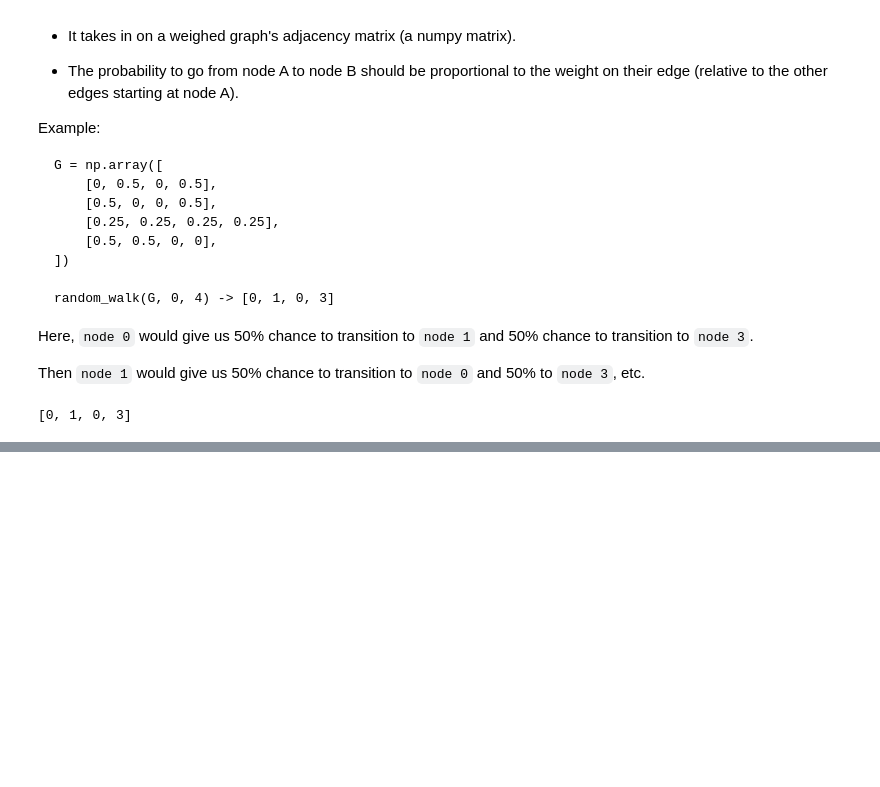
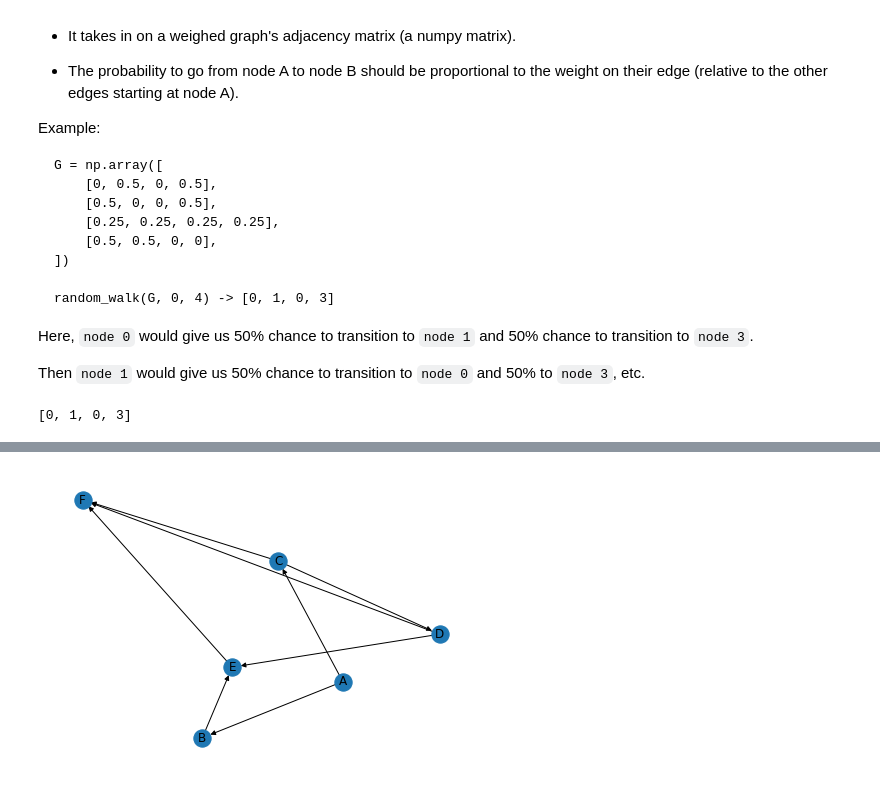
Before and after one commit to cb-ds-1/m1-11-networks, a Jupyter notebook: Workshop Graphs.ipynb, the cells around one changed output, grey strips where cells are left out. Cells and saved outputs as stored; diff of their text form; code cells hidden in the pictures; blank space fills up the shorter version.

Commit message:
find shortest path wip

```diff
--- a/Workshop Graphs.ipynb
+++ b/Workshop Graphs.ipynb
@@ -248,3 +248,87 @@ Here is a GIF of it in action:
 Implement `shortest_path(G, start_node, end_node)` which takes in a networkX graph, a starting node and an end node and outputs a list of nodes which is the shortest path between the start and end.
 
 You can use networkX's shortest path function to test your result, but not to implement it.
+# %%
+class Priority_Queue:
+  def __init__(self):
+    self.values = [];
+
+  def enqueue(self, val, priority):
+    self.values.append({'val': val, 'priority': priority});
+    self.sort();
+
+  def dequeue(self):
+    return self.values.pop();
+
+  def sort(self):
+    self.values.sort(key= lambda val: val['priority']);
+# %%
+import networkx as nx
+from collections import deque
+
+# not real infinity but needs something to represent big numbers and be comparable
+INFINITY = 99999
+
+G = nx.DiGraph()
+
+
+G.add_edge("A","B", weight=4)
+G.add_edge("A","C", weight=2)
+G.add_edge("B","E", weight=3)
+G.add_edge("C","D", weight=2)
+G.add_edge("C","F", weight=4)
+G.add_edge("D","E", weight=3)
+G.add_edge("D","F", weight=1)
+G.add_edge("E","F", weight=1)
+
+def shortest_path(G, start, end):
+    nodes = Priority_Queue()
+    distances = {}
+    path = []
+    previous = {}
+    smallest = 0
+
+    # build initial state
+    for node in G.nodes():
+        if(node == start):
+            distances[node] = 0
+            nodes.enqueue(node, 0)
+        else:
+            distances[node] = INFINITY
+            nodes.enqueue(node, INFINITY)
+        previous[node] = None
+
+    while(len(nodes.values) > 0):
+        smallest = nodes.dequeue()['val']
+        if(smallest == end):
+            print('here')
+            print(previous[smallest])
+            while(previous[smallest] is not None):
+                path.append(smallest)
+                smallest = previous[smallest]
+            break
+
+
+        if(smallest != 0 and distances[smallest] != INFINITY):
+            for neighbor in G.edges(smallest):
+                next_node = neighbor[1]
+                print(next_node)
+
+                candidate = distances[smallest] + G.get_edge_data(neighbor[0], neighbor[1])['weight']
+                next_neighbor = next_node
+
+                if(candidate < distances[next_neighbor]):
+                    # update new smallest distance to neighbor
+                    distances[next_neighbor] = candidate
+                    # update previous: how we got to next neighbor
+                    previous[next_neighbor] = smallest
+                    # enqueue in pqueue with new priority
+                    nodes.enqueue(next_neighbor, candidate)
+
+
+
+    return path[::-1]
+
+nx.draw(G,with_labels = True)
+shortest_path(G, 'A', 'E')
+# %% [output]
@@ -250,0 +338 @@ You can use networkX's shortest path function to test your result, but not to im
+[figure, added]
```
Also changed, not shown: parts of 1 cell of this notebook.
